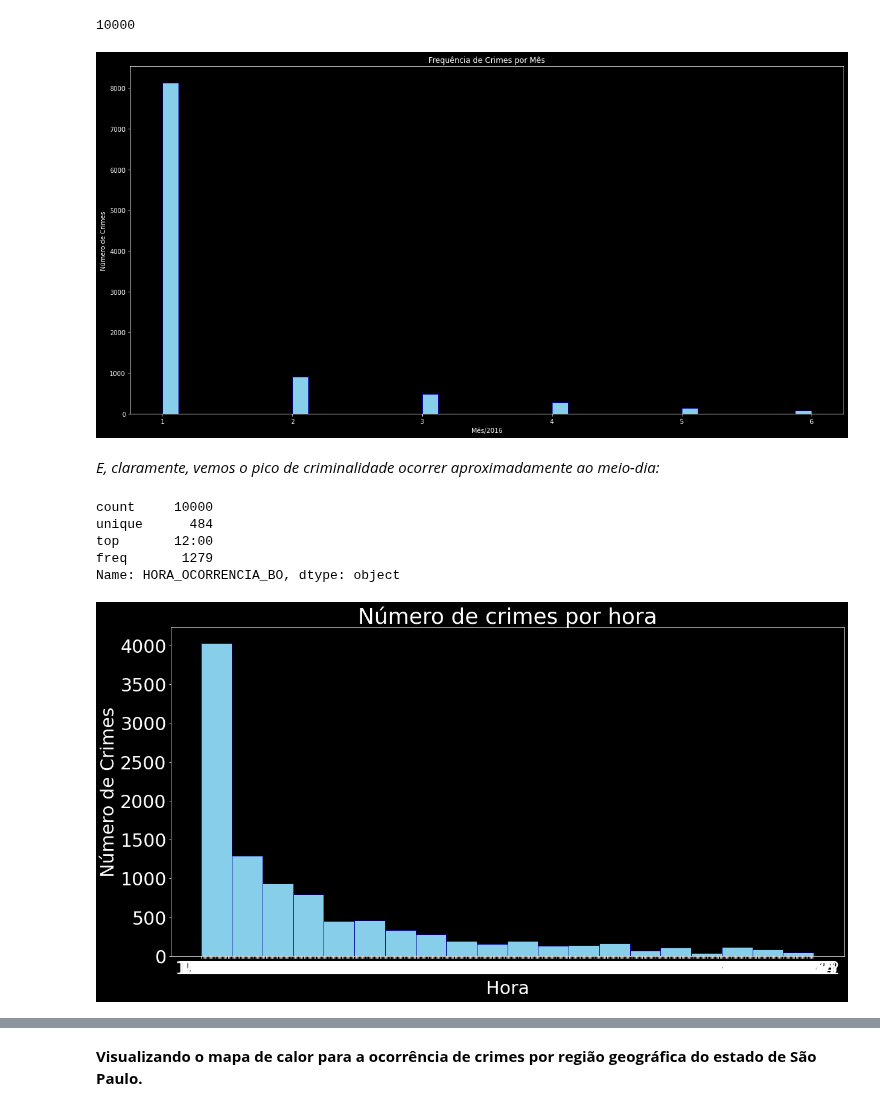
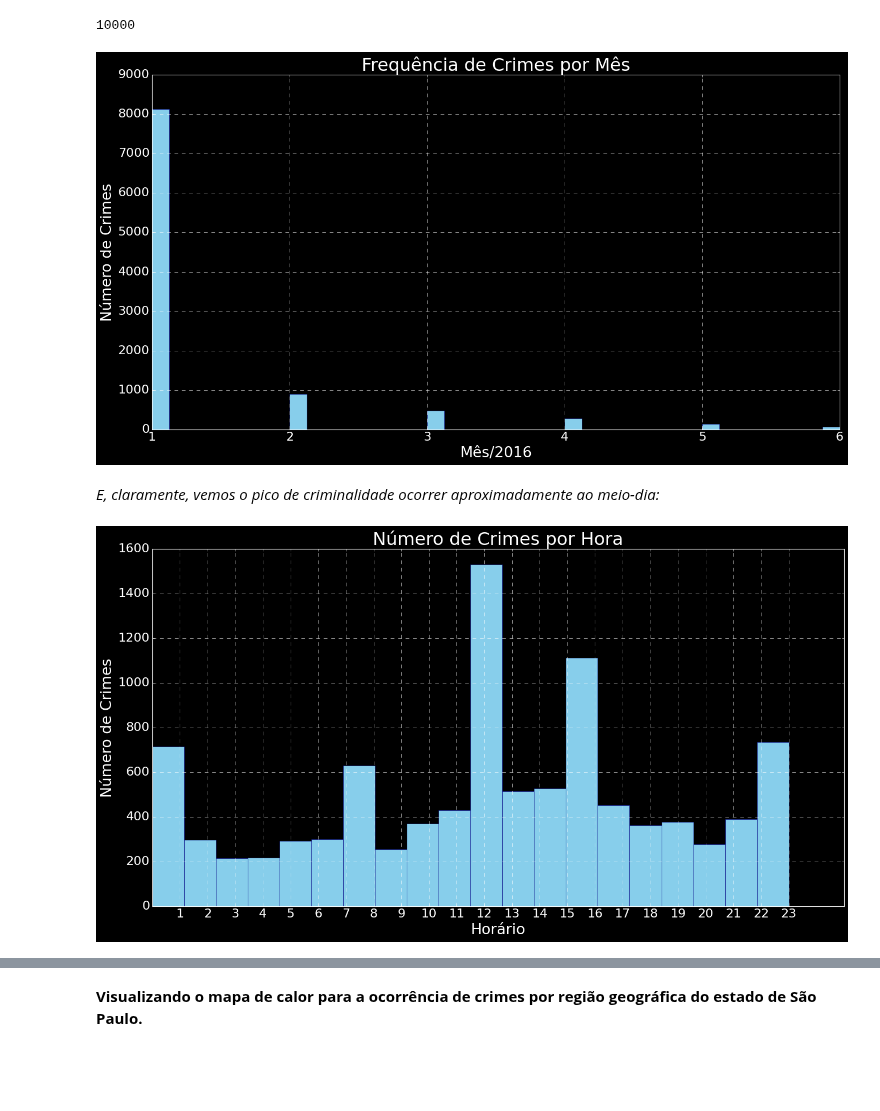
Before and after one commit to debora28/pi-2020.2, a Jupyter notebook: DataScience2.ipynb, the cells around one changed output, grey strips where cells are left out. Drawn from its saved outputs; the diff is of its cells as text; code cells hidden in the pictures; blank space fills up the shorter version.

```diff
--- a/DataScience2.ipynb
+++ b/DataScience2.ipynb
@@ -414,24 +510,16 @@ data['MES'].value_counts().sum()
 # %%
 mes = data["MES"]
 # %%
-plt.style.use('dark_background')
+plt.style.use('seaborn-pastel')
 plt.figure(figsize=(20,10))
 plt.hist(mes, bins=40, color = "skyblue", ec="darkblue")
 plt.title('Frequência de Crimes por Mês')
 plt.ylabel('Número de Crimes')
 plt.xlabel('Mês/2016')
-plt.rcParams.update({'font.size': 30})
+plt.rcParams.update({'font.size': 20})
 plt.show()
 # %% [output]
-[figure, old version]
+[figure, new version]
 # %% [markdown]
 *E, claramente, vemos o pico de criminalidade ocorrer aproximadamente ao meio-dia:*
-# %%
-data['HORA_OCORRENCIA_BO'].describe()
-# %% [output]
-count     10000
-unique      484
-top       12:00
-freq       1279
-Name: HORA_OCORRENCIA_BO, dtype: object
 # %%
@@ -440,10 +530,11 @@ hora = data['HORA_OCORRENCIA_BO']
 plt.style.use('dark_background')
 plt.figure(figsize=(20,10))
 plt.hist(hora, bins=20, color = "skyblue", ec="darkblue")
-plt.title('Número de crimes por hora')
+plt.title('Número de Crimes por Hora')
 plt.ylabel('Número de Crimes')
-plt.xlabel('Hora')
-plt.rcParams.update({'font.size': 15})
+plt.xlabel('Horário')
+plt.xticks(range(1, 24))
+plt.rcParams.update({'font.size': 20})
 plt.show()
 # %% [output]
-[figure, old version]
+[figure, new version]
```
Also changed, not shown: parts of 60 cells of this notebook.
